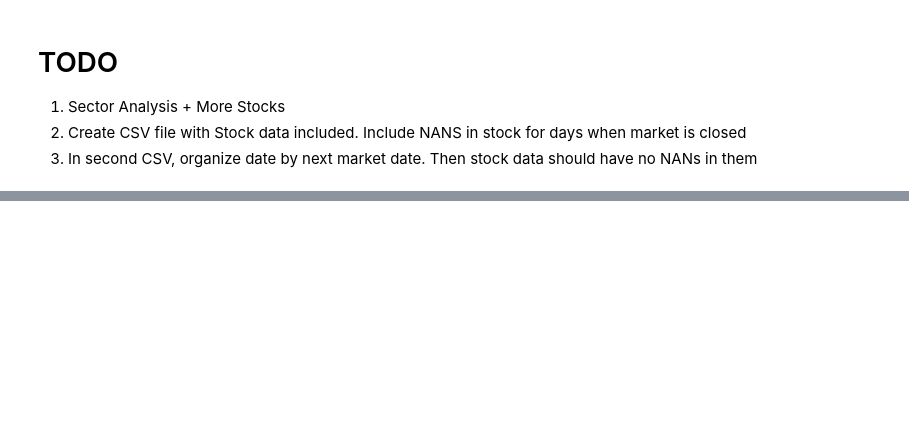
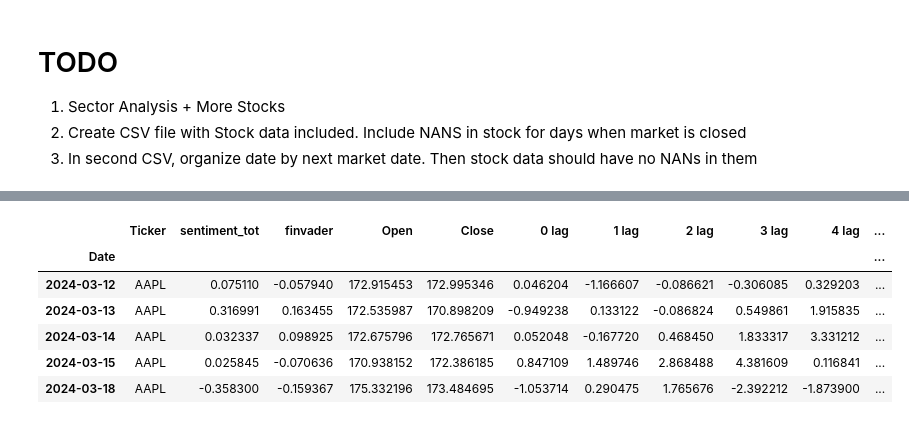
Before and after one commit to jguhit/Erdos-DS-2024-newsworthy, a Jupyter notebook: EDA/EDA_StockvSentiment_Nawaz.ipynb, the cells around one changed output, grey strips where cells are left out. Saved outputs shown, nothing was run; the diff lists cells and outputs as text; code cells hidden in the pictures; blank space fills up the shorter version.

```diff
--- a/EDA/EDA_StockvSentiment_Nawaz.ipynb
+++ b/EDA/EDA_StockvSentiment_Nawaz.ipynb
@@ -349,0 +365,6 @@ Name: 181, dtype: object
+# %%
+ticker_frames = {}
+df_t = df_all.groupby(['Date', 'Ticker'])[['sentiment_tot', 'finvader', 'Open', 'Close']].mean().reset_index()
+for tick in tickers:
+    ticker_frames[tick] = df_t[df_t['Ticker'] == tick].set_index('Date')
+ticker_frames['AMZN'].loc['2019-03-18']
@@ -349,0 +378,8 @@ Name: 181, dtype: object
+# %%
+#sanity check
+open_market_days = ticker_frames['AMZN'].index.unique()
+for tick in ticker_frames:
+    check = ticker_frames[tick].index.unique()
+    if (check != open_market_days).any():
+        print('Error')
+open_market_days
@@ -349,0 +395,11 @@ Name: 181, dtype: object
+# %%
+def week_lag(df_input):
+    timeframe = np.arange(0, 8, 1)
+    for i in timeframe:
+        df_lag = 100*(df_input.shift(periods = -i)['Close'][:len(df_stock)-i]-df_input['Open'][:len(df_stock)-i])/(df_input['Open'][:len(df_input)-i] )
+        df_lag.rename(str(i) + " lag", inplace = True)
+        df_input = pd.merge(df_input, df_lag, left_index = True, right_index = True, how = 'outer')
+    return df_input
+# %%
+for tick in ticker_frames:
+    ticker_frames[tick] = week_lag(ticker_frames[tick])
@@ -349,0 +423,13 @@ Name: 181, dtype: object
+# %%
+for tick in ticker_frames:
+    ticker_frames[tick] = ticker_frames[tick].dropna(subset = ['sentiment_tot', 'finvader'])
+
+ticker_frames['AAPL'].tail()
+# %% [output]
+|  | Ticker | sentiment_tot | finvader | Open | Close | 0 lag | 1 lag | 2 lag | 3 lag | 4 lag | ... |
+| Date |  |  |  |  |  |  |  |  |  |  | ... |
+| 2024-03-12 | AAPL | 0.075110 | -0.057940 | 172.915453 | 172.995346 | 0.046204 | -1.166607 | -0.086621 | -0.306085 | 0.329203 | ... |
+| 2024-03-13 | AAPL | 0.316991 | 0.163455 | 172.535987 | 170.898209 | -0.949238 | 0.133122 | -0.086824 | 0.549861 | 1.915835 | ... |
+| 2024-03-14 | AAPL | 0.032337 | 0.098925 | 172.675796 | 172.765671 | 0.052048 | -0.167720 | 0.468450 | 1.833317 | 3.331212 | ... |
+| 2024-03-15 | AAPL | 0.025845 | -0.070636 | 170.938152 | 172.386185 | 0.847109 | 1.489746 | 2.868488 | 4.381609 | 0.116841 | ... |
+| 2024-03-18 | AAPL | -0.358300 | -0.159367 | 175.332196 | 173.484695 | -1.053714 | 0.290475 | 1.765676 | -2.392212 | -1.873900 | ... |
```
Also changed, not shown: parts of 18 cells of this notebook, 30 other files.
